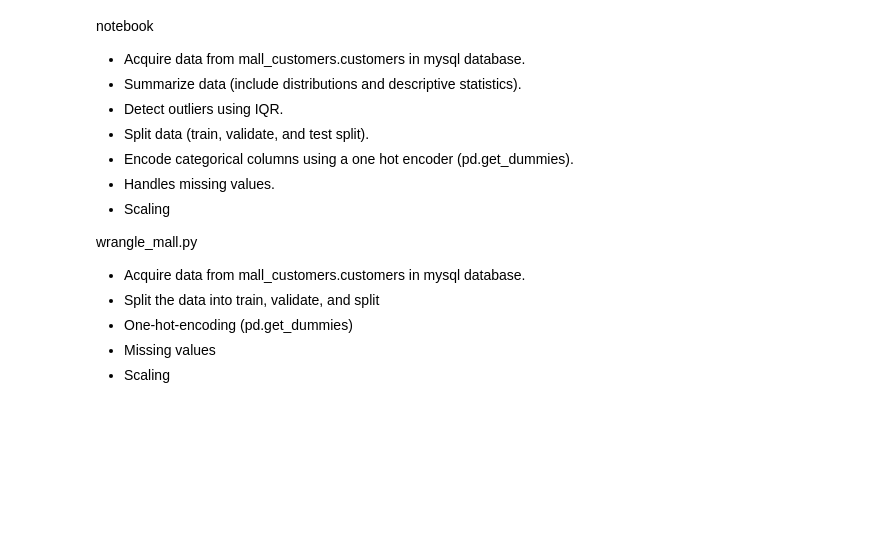
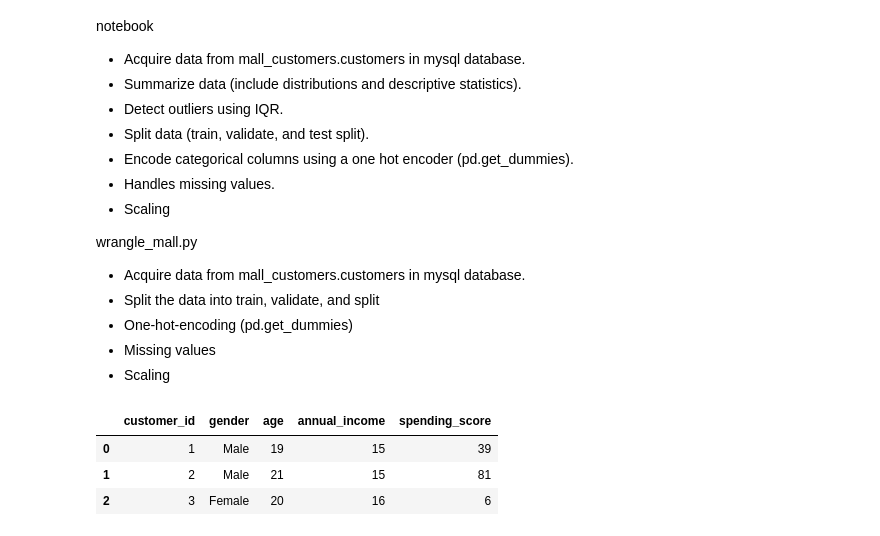
Before and after one commit to JacobPaxton/clustering-exercises, a Jupyter notebook: acquire.ipynb, the cells around one changed output. Saved outputs shown, nothing was run; the diff lists cells and outputs as text; code cells hidden in the pictures; blank space fills up the shorter version.

```diff
--- a/acquire.ipynb
+++ b/acquire.ipynb
@@ -263,3 +302,14 @@ wrangle_mall.py
 - One-hot-encoding (pd.get_dummies)
 - Missing values
 - Scaling
+# %%
+### Acquire mall_customers database ###
+url = get_db_url(db_name='mall_customers')
+query = """ SELECT * FROM customers """
+df = pd.read_sql(query, url)
+df.head(3)
+# %% [output]
+|  | customer_id | gender | age | annual_income | spending_score |
+| 0 | 1 | Male | 19 | 15 | 39 |
+| 1 | 2 | Male | 21 | 15 | 81 |
+| 2 | 3 | Female | 20 | 16 | 6 |
```
Also changed, not shown: parts of 13 cells of this notebook.
